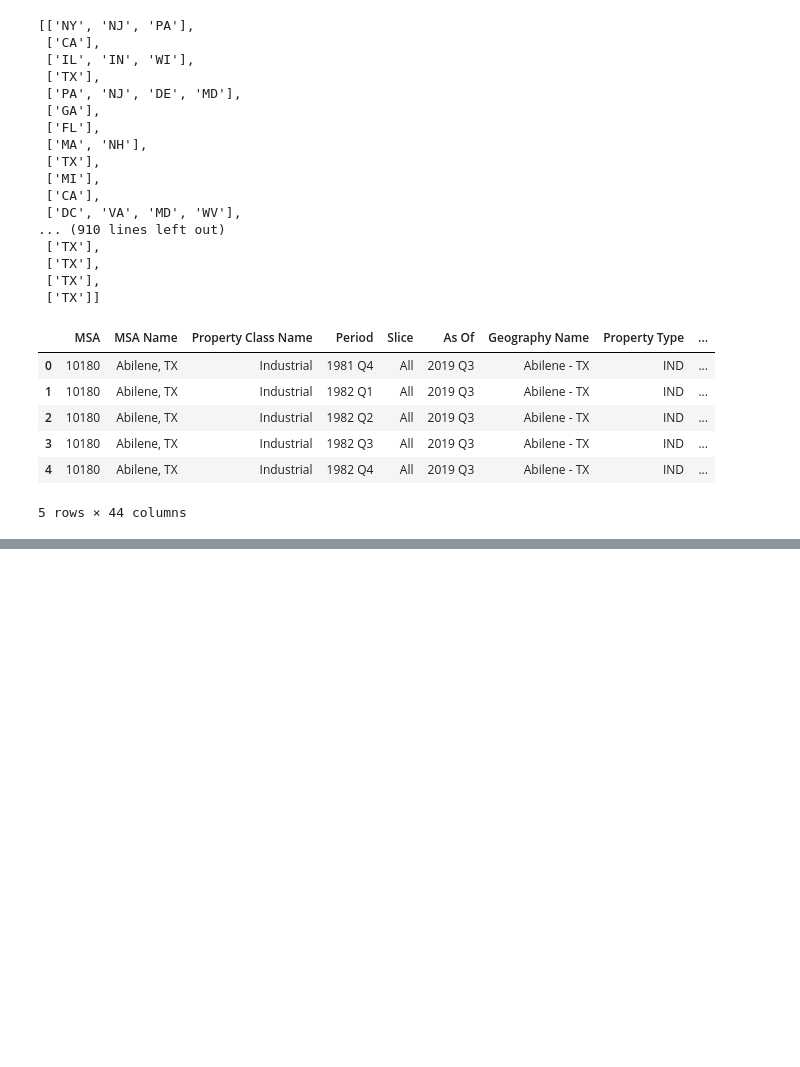
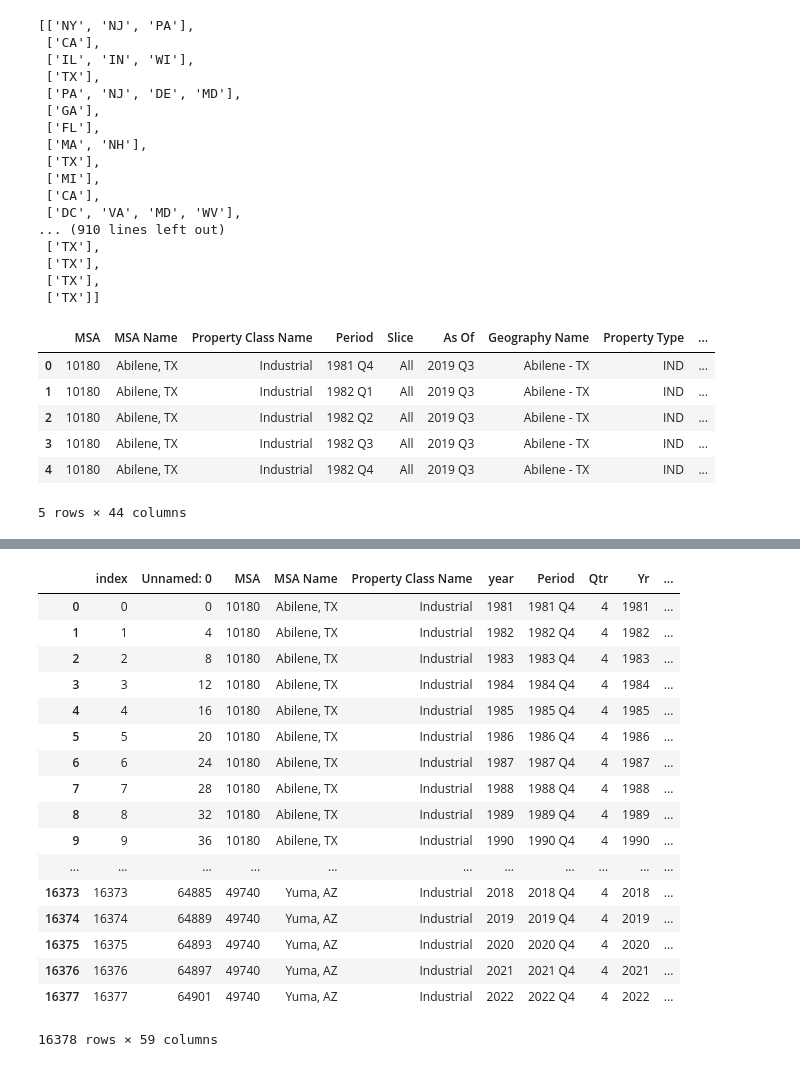
Before and after one commit to 3chords/ETL_Project, a Jupyter notebook: MSA_matching.ipynb, the cells around one changed output, grey strips where cells are left out. Drawn from its saved outputs; the diff is of its cells as text; code cells hidden in the pictures; blank space fills up the shorter version.

Commit message:
add cre_stats_labor3

```diff
--- a/MSA_matching.ipynb
+++ b/MSA_matching.ipynb
@@ -189,0 +402,25 @@ new_cres_stats.to_csv('new_cre_stats_data2.csv')
+# %%
+cre_stats_labor2 = pd.read_csv('cre_stats_labor2.csv')
+# %%
+cre_stats_labor3 = cre_stats_labor2.drop(['ID', 'Yr Lookup', 'Slice', 'Unnamed: 59'], axis = 1)
+# %%
+cre_stats_labor3.reset_index()
+# %% [output]
+|  | index | Unnamed: 0 | MSA | MSA Name | Property Class Name | year | Period | Qtr | Yr | ... |
+| 0 | 0 | 0 | 10180 | Abilene, TX | Industrial | 1981 | 1981 Q4 | 4 | 1981 | ... |
+| 1 | 1 | 4 | 10180 | Abilene, TX | Industrial | 1982 | 1982 Q4 | 4 | 1982 | ... |
+| 2 | 2 | 8 | 10180 | Abilene, TX | Industrial | 1983 | 1983 Q4 | 4 | 1983 | ... |
+| 3 | 3 | 12 | 10180 | Abilene, TX | Industrial | 1984 | 1984 Q4 | 4 | 1984 | ... |
+| 4 | 4 | 16 | 10180 | Abilene, TX | Industrial | 1985 | 1985 Q4 | 4 | 1985 | ... |
+| 5 | 5 | 20 | 10180 | Abilene, TX | Industrial | 1986 | 1986 Q4 | 4 | 1986 | ... |
+| 6 | 6 | 24 | 10180 | Abilene, TX | Industrial | 1987 | 1987 Q4 | 4 | 1987 | ... |
+| 7 | 7 | 28 | 10180 | Abilene, TX | Industrial | 1988 | 1988 Q4 | 4 | 1988 | ... |
+| 8 | 8 | 32 | 10180 | Abilene, TX | Industrial | 1989 | 1989 Q4 | 4 | 1989 | ... |
+| 9 | 9 | 36 | 10180 | Abilene, TX | Industrial | 1990 | 1990 Q4 | 4 | 1990 | ... |
+| ... | ... | ... | ... | ... | ... | ... | ... | ... | ... | ... |
+| 16373 | 16373 | 64885 | 49740 | Yuma, AZ | Industrial | 2018 | 2018 Q4 | 4 | 2018 | ... |
+| 16374 | 16374 | 64889 | 49740 | Yuma, AZ | Industrial | 2019 | 2019 Q4 | 4 | 2019 | ... |
+| 16375 | 16375 | 64893 | 49740 | Yuma, AZ | Industrial | 2020 | 2020 Q4 | 4 | 2020 | ... |
+| 16376 | 16376 | 64897 | 49740 | Yuma, AZ | Industrial | 2021 | 2021 Q4 | 4 | 2021 | ... |
+| 16377 | 16377 | 64901 | 49740 | Yuma, AZ | Industrial | 2022 | 2022 Q4 | 4 | 2022 | ... |
+16378 rows × 59 columns
```
Also changed, not shown: parts of 19 cells of this notebook, 1 other file.
